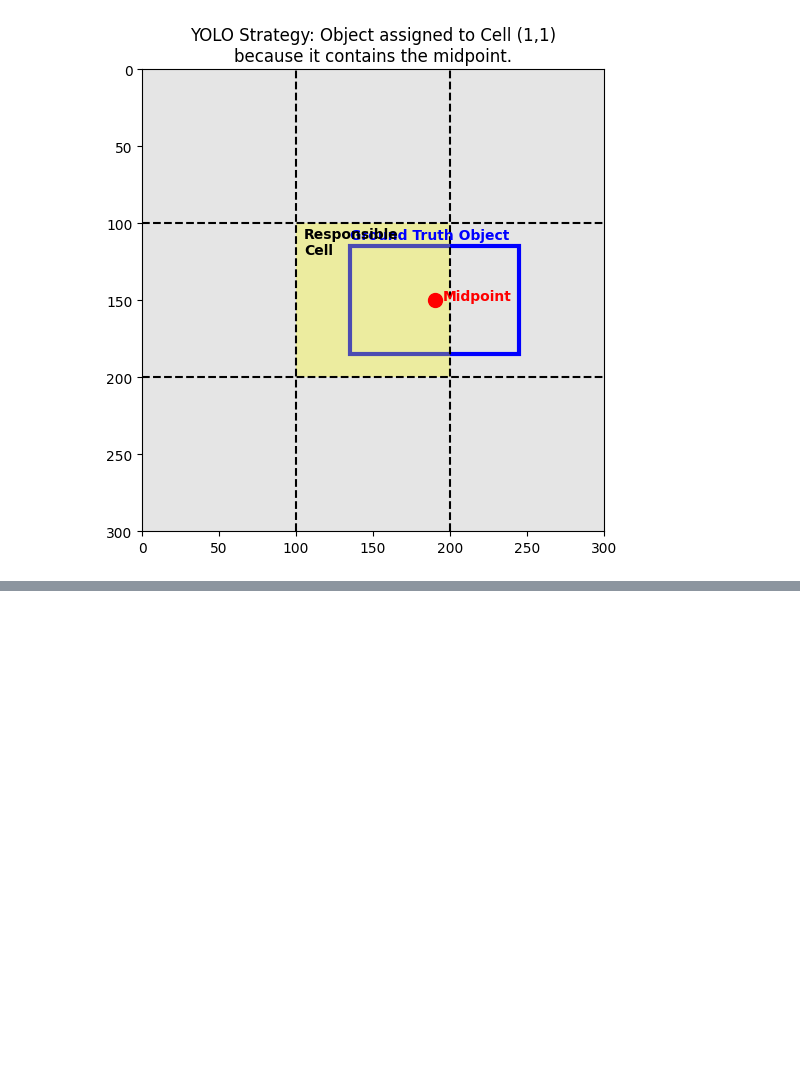
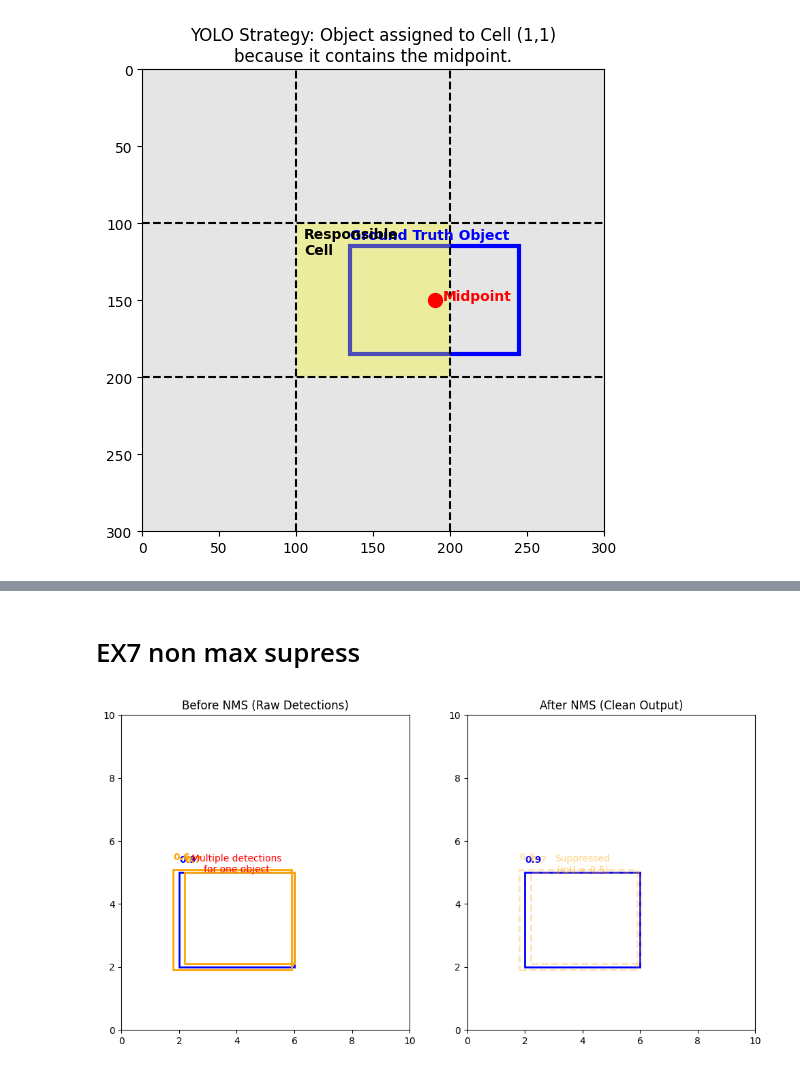
Before and after one commit to Saavkd7/DeepLearning-Specialization-Coursera, a Jupyter notebook: 4. Convolutional+Neural+NETWORKS/Week3/Excercises.ipynb, the cells around one changed output, grey strips where cells are left out. Cells and saved outputs as stored; diff of their text form; code cells hidden in the pictures; blank space fills up the shorter version.

Commit message:
Adding Ch7 NON MAX SUPRESSION

```diff
--- a/4. Convolutional+Neural+NETWORKS/Week3/Excercises.ipynb
+++ b/4. Convolutional+Neural+NETWORKS/Week3/Excercises.ipynb
@@ -299,0 +366,60 @@ visualize_yolo_grid()
+# %% [markdown]
+# EX7 non max supress
+# %%
+### Full Visualization Implementation
+'''
+
+This visualization simulates the **Before and After** of Non-max Suppression.
+1.  **Before:** Shows multiple overlapping boxes detecting the same car with different scores.
+2.  **After:** Shows the single best box remaining after suppression.
+'''
+import matplotlib.pyplot as plt
+import matplotlib.patches as patches
+
+def visualize_nms():
+    fig, (ax1, ax2) = plt.subplots(1, 2, figsize=(12, 6))
+
+    # Setup Image
+    ax1.set_xlim(0, 10); ax1.set_ylim(0, 10); ax1.set_title("Before NMS (Raw Detections)")
+    ax2.set_xlim(0, 10); ax2.set_ylim(0, 10); ax2.set_title("After NMS (Clean Output)")
+
+    # Define overlapping boxes for "Car 1"
+    # Format: [x, y, w, h, score]
+    boxes = [
+        [2, 2, 4, 3, 0.9],  # Best box (Blue)
+        [2.2, 2.1, 3.8, 2.9, 0.7], # Duplicate (Orange)
+        [1.8, 1.9, 4.1, 3.2, 0.6]  # Duplicate (Orange)
+    ]
+
+    # Draw function
+    def draw_detections(ax, box_list, active=True):
+        for b in box_list:
+            x, y, w, h, score = b
+            color = 'blue' if score == 0.9 and active else 'orange'
+            style = '-' if active else '--'
+            alpha = 1.0 if active else 0.3
+
+            rect = patches.Rectangle((x, y), w, h, linewidth=2, edgecolor=color,
+                                     facecolor='none', linestyle=style, alpha=alpha)
+            ax.add_patch(rect)
+            ax.text(x, y+h+0.3, f"{score}", color=color, fontweight='bold', alpha=alpha)
+
+    # Plot 1: All boxes
+    draw_detections(ax1, boxes, active=True)
+    ax1.text(4, 5, "Multiple detections\nfor one object", ha='center', color='red')
+
+    # Plot 2: NMS Result (Only max score)
+    best_box = [boxes[0]] # We know 0.9 is max
+    draw_detections(ax2, best_box, active=True)
+
+    # Draw "suppressed" boxes as faint ghosts
+    suppressed = boxes[1:]
+    draw_detections(ax2, suppressed, active=False)
+
+    ax2.text(4, 5, "Suppressed\n(IoU > 0.5)", ha='center', color='orange', alpha=0.5)
+
+    plt.show()
+
+visualize_nms()
+# %% [output]
+[figure, added]
```
Also changed, not shown: parts of 4 cells of this notebook, 1 other file.
